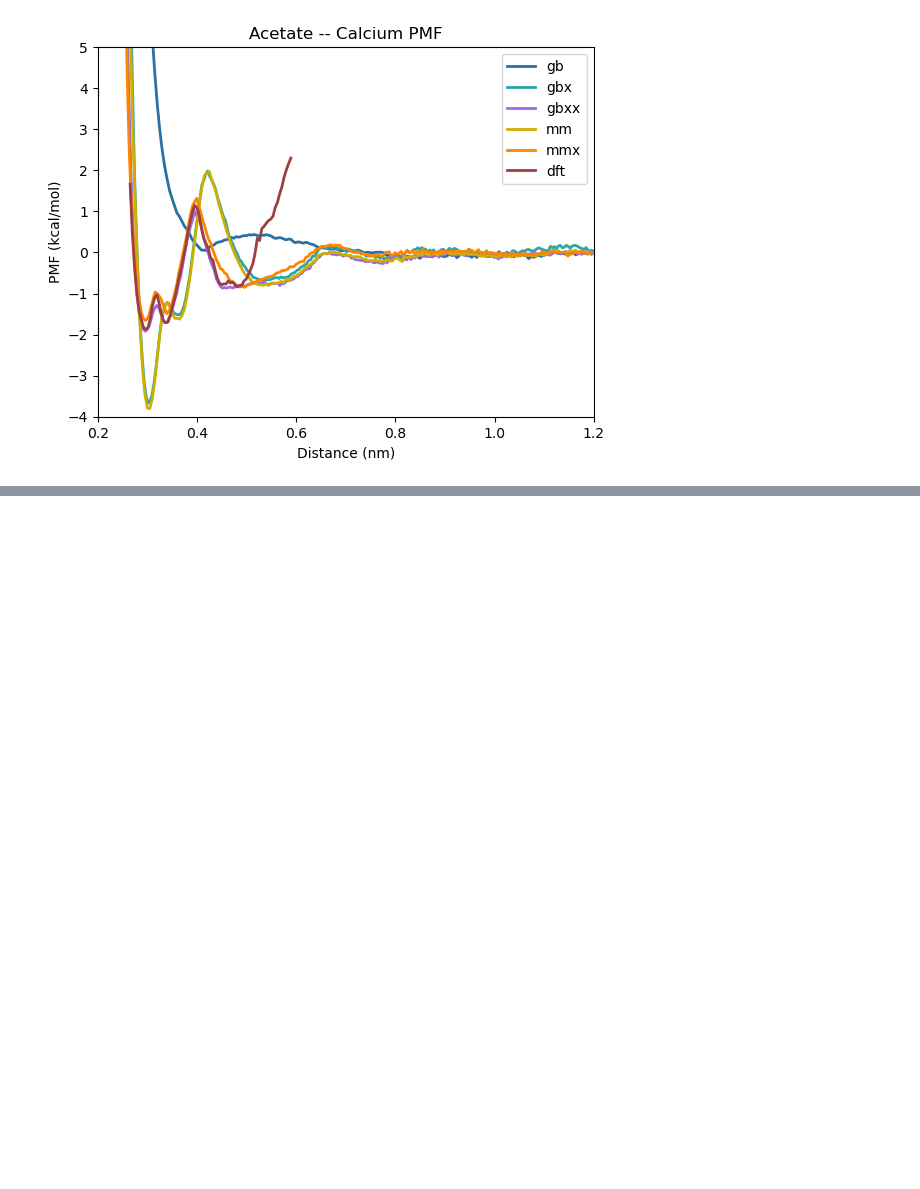
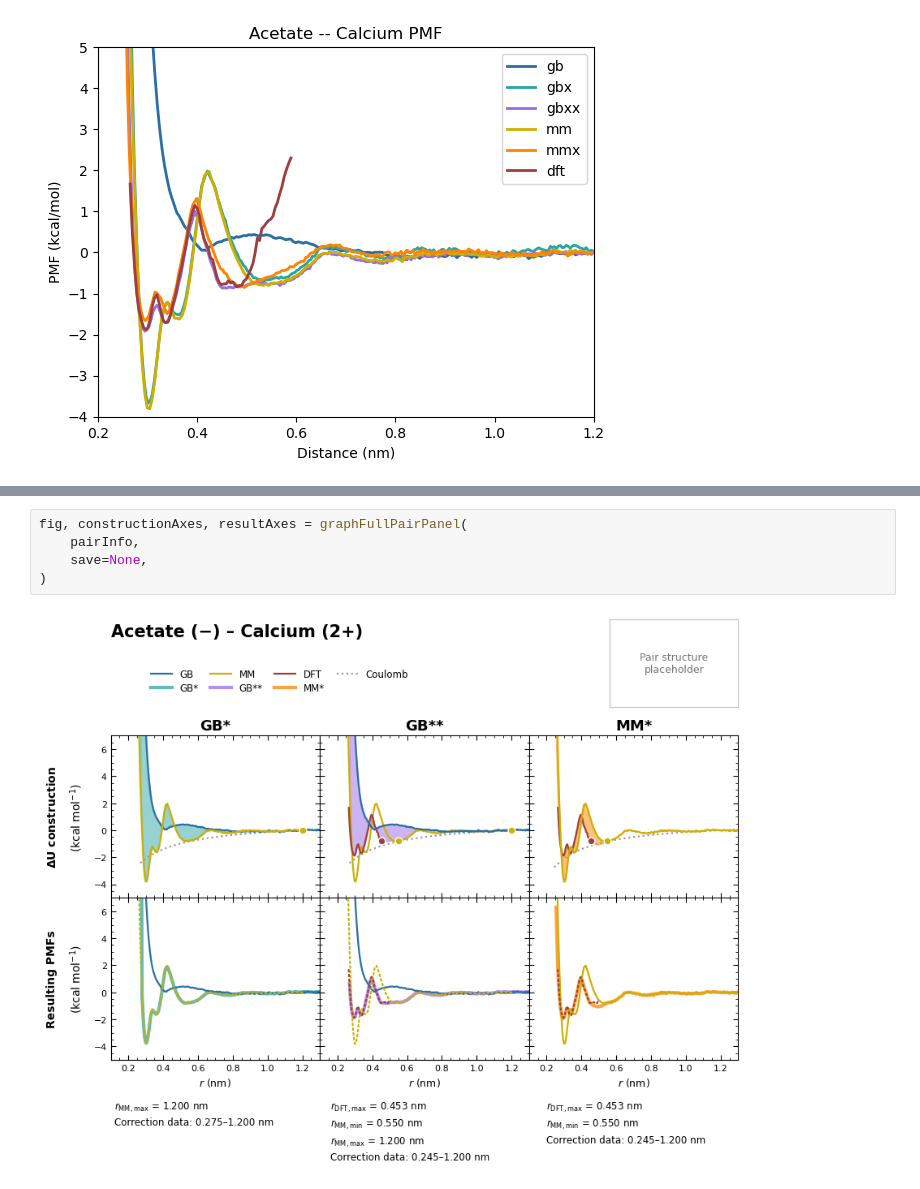
Before and after one commit to ywelhady/gbx-graphs-git, a Jupyter notebook: graph.ipynb, the cells around one changed output, grey strips where cells are left out. Drawn from its saved outputs; the diff is of its cells as text; blank space fills up the shorter version.

```diff
--- a/graph.ipynb
+++ b/graph.ipynb
@@ -103,0 +112,7 @@ fig.savefig(f'{imgPath}/{pair["name"]}_panel_plot.pdf', format="pdf", bbox_inche
+# %%
+fig, constructionAxes, resultAxes = graphFullPairPanel(
+    pairInfo,
+    save=None,
+)
+# %% [output]
+[figure, added]
```
Also changed, not shown: parts of 3 cells of this notebook, 2 other files.
